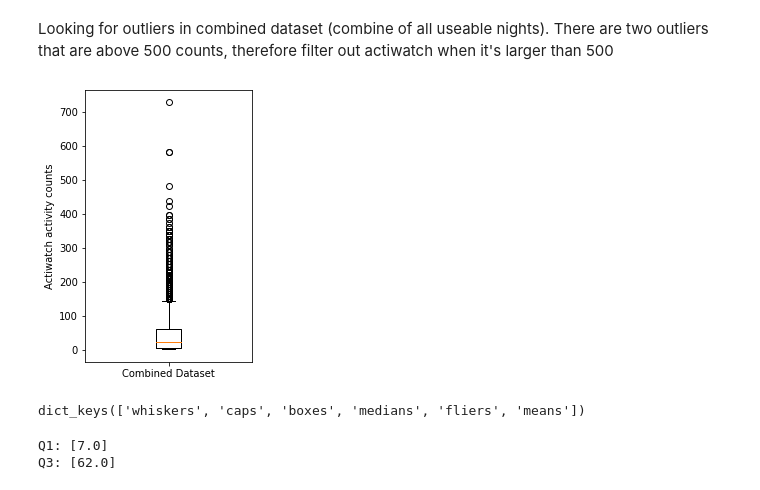
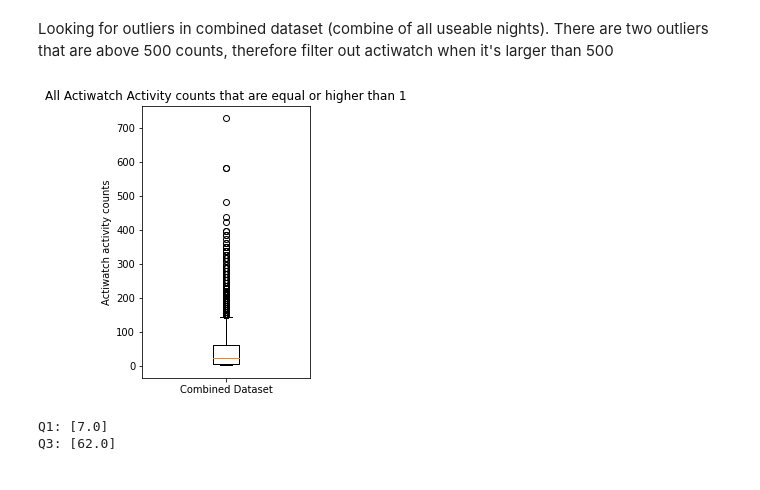
Before and after one commit to nishisandali/IFN646_Project, a Jupyter notebook: Data pre-processing.ipynb, the cells around one changed output. Saved outputs shown, nothing was run; the diff lists cells and outputs as text; code cells hidden in the pictures.

```diff
--- a/Data pre-processing.ipynb
+++ b/Data pre-processing.ipynb
@@ -223,17 +228,14 @@ Looking for outliers in combined dataset (combine of all useable nights). There
 # %%
 filter_final_df_drops = filtered_final_df.dropna().copy()
 filter_final_df_drops = filter_final_df_drops[filter_final_df_drops['Actiwatch activity counts'] != 0 ]
 plt.rcParams["figure.figsize"] = (3,5)
 bp = plt.boxplot(filter_final_df_drops['Actiwatch activity counts'])
 plt.xticks([1], ['Combined Dataset'])
 plt.ylabel('Actiwatch activity counts')
+plt.title('All Actiwatch Activity counts that are equal or higher than 1')
 plt.show()
 # %% [output]
-[figure, old version]
+[figure, new version]
-# %%
-bp.keys()
-# %% [output]
-dict_keys(['whiskers', 'caps', 'boxes', 'medians', 'fliers', 'means'])
 # %%
 q1 = [round(min(item.get_ydata()), 1) for item in bp['boxes']]
 q3 = [round(max(item.get_ydata()), 1) for item in bp['boxes']]
```
Also changed, not shown: parts of 5 cells of this notebook, 1 other file.
